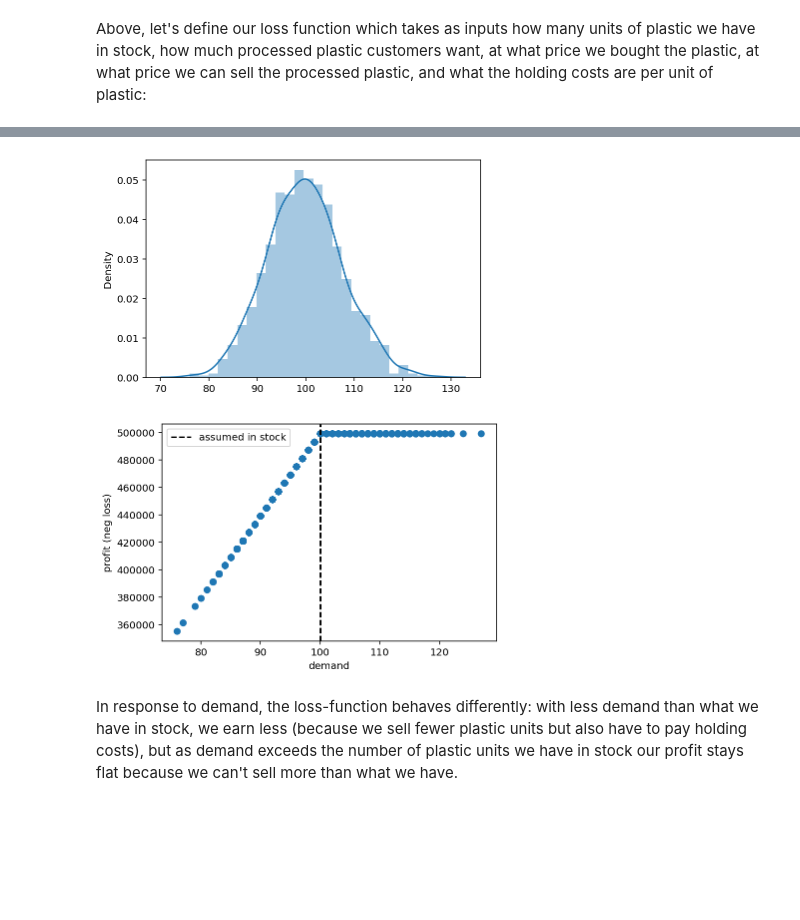
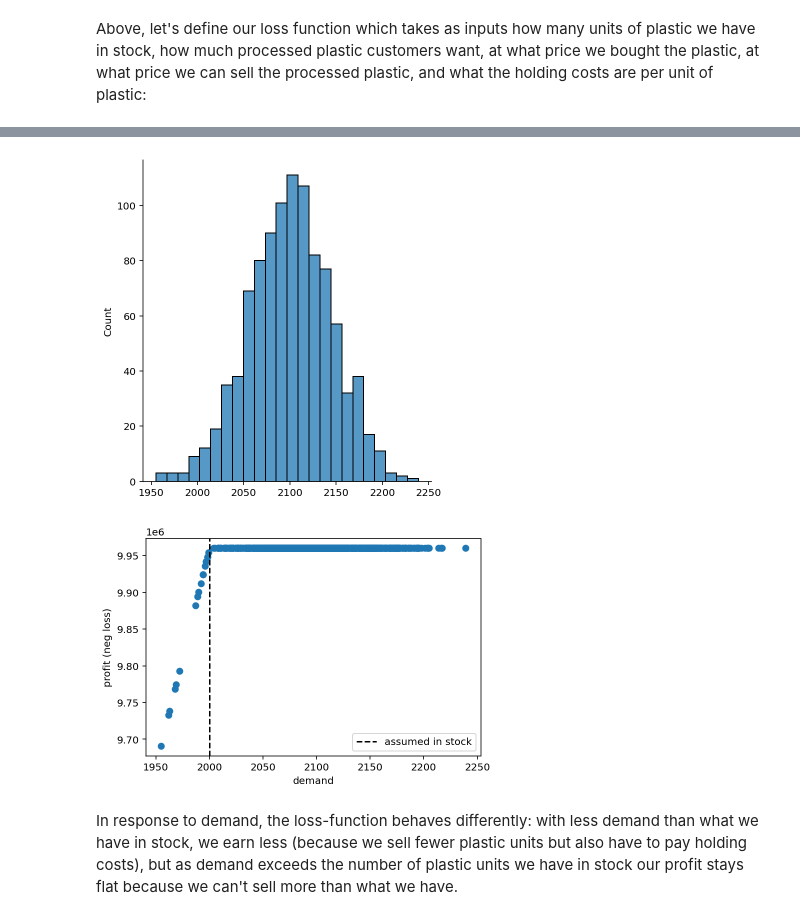
Before and after one commit to springcoil/probabilisticprogrammingprimer, a Jupyter notebook: notebooks/pymc38/supply_chain_example_plastic.ipynb, the cells around one changed output, grey strips where cells are left out. Cells and saved outputs as stored; diff of their text form; code cells hidden in the pictures; blank space fills up the shorter version.

```diff
--- a/notebooks/pymc38/supply_chain_example_plastic.ipynb
+++ b/notebooks/pymc38/supply_chain_example_plastic.ipynb
@@ -131,17 +129,17 @@ As you can see, if customer demand is 50 units of processed plastic, we maximize
 # %%
-demand_samples = stats.poisson(60, 40).rvs(1000)
-sns.distplot(demand_samples);
+demand_samples = stats.poisson(2000, 100).rvs(1000)
+sns.displot(demand_samples);
 # %% [output]
-[figure, old version]
+[figure, new version]
 # %%
-plt.scatter(demand_samples, -loss(in_stock=100, demand=demand_samples, buy_price=10))
+plt.scatter(demand_samples, -loss(in_stock=2000, demand=demand_samples, buy_price=20))
 plt.xlabel('demand')
 plt.ylabel('profit (neg loss)')
-plt.axvline(100, c='k', ls='--', label='assumed in stock')
+plt.axvline(2000, c='k', ls='--', label='assumed in stock')
 plt.legend()
 plt.show()
 # %% [output]
-[figure, old version]
+[figure, new version]
 # %% [markdown]
 In response to demand, the loss-function behaves differently: with less demand than what we have in stock, we earn less (because we sell fewer plastic units but also have to pay holding costs), but as demand exceeds the number of plastic units we have in stock our profit stays flat because we can't sell more than what we have.
 # %% [markdown]
```
Also changed, not shown: parts of 4 cells of this notebook, 1 other file.
